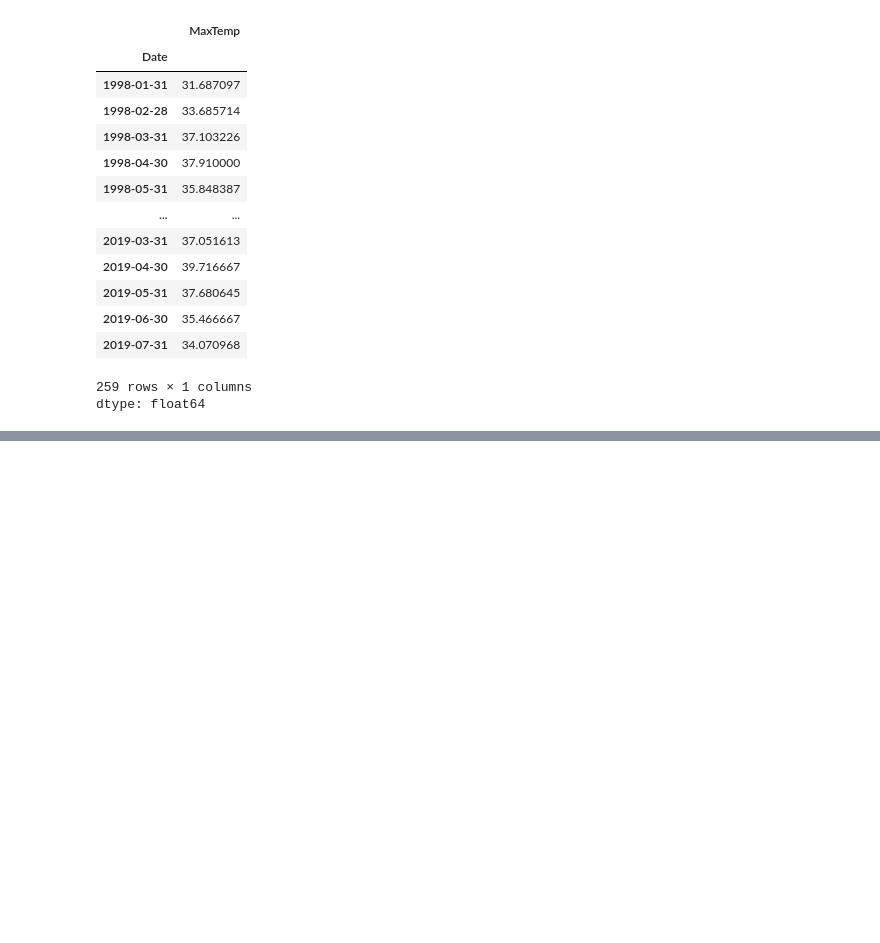
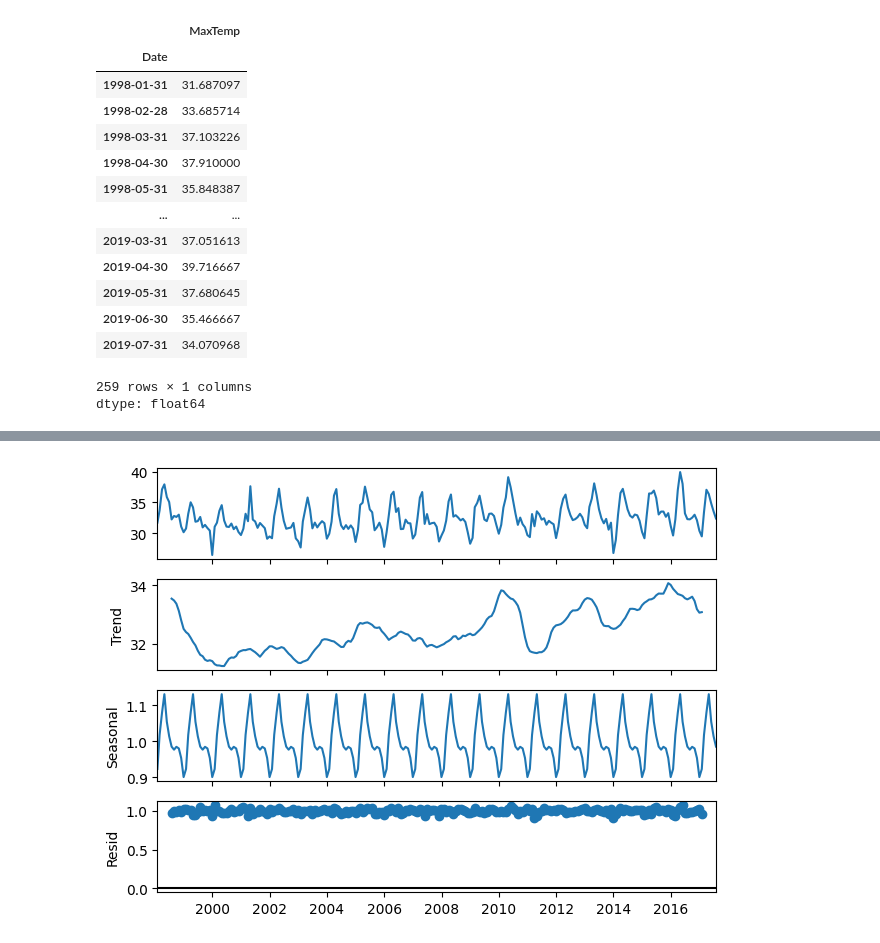
Before and after one commit to AthithepSuksupsri/229351_Lab, a Jupyter notebook: 229351_LAB11_02.ipynb, the cells around one changed output, grey strips where cells are left out. Drawn from its saved outputs; the diff is of its cells as text; code cells hidden in the pictures; blank space fills up the shorter version.

```diff
--- a/229351_LAB11_02.ipynb
+++ b/229351_LAB11_02.ipynb
@@ -172,0 +172,12 @@ Freq: ME, Name: MaxTemp, dtype: float64
+# %%
+from statsmodels.tsa.seasonal import seasonal_decompose
+
+# Seasonal decompose
+sd = seasonal_decompose(train, model = "multiplicative", period = 12)
+
+# Plot
+sd.plot()
+plt.tight_layout()
+plt.show()
+# %% [output]
+[figure, added]
```
Also changed, not shown: parts of 11 cells of this notebook.
